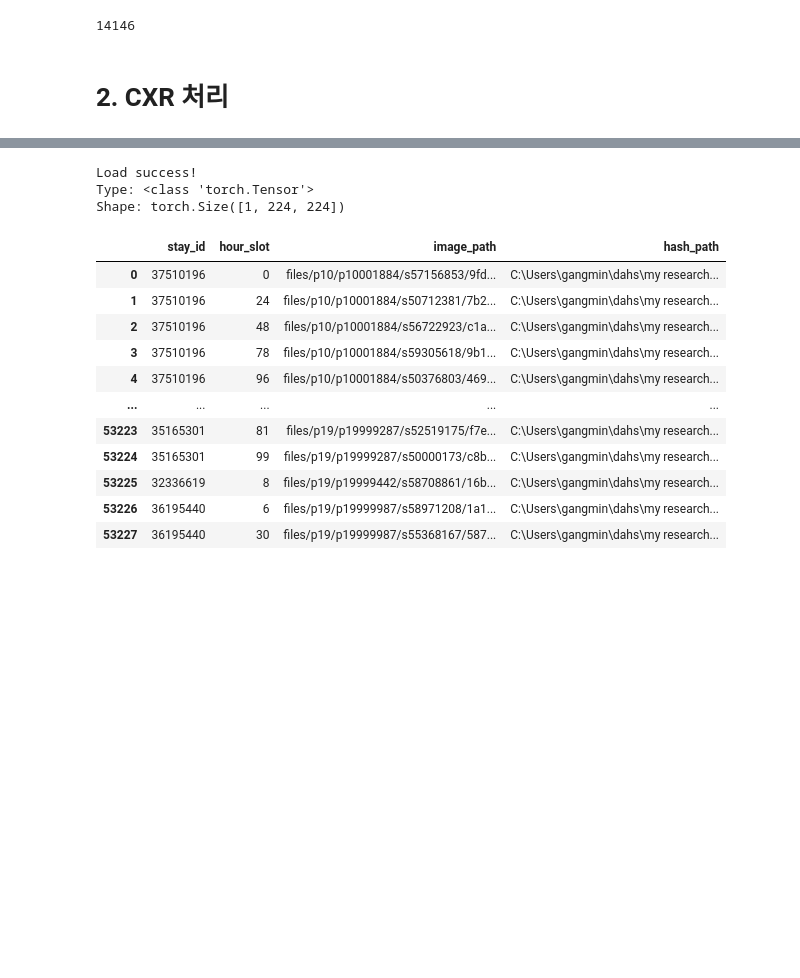
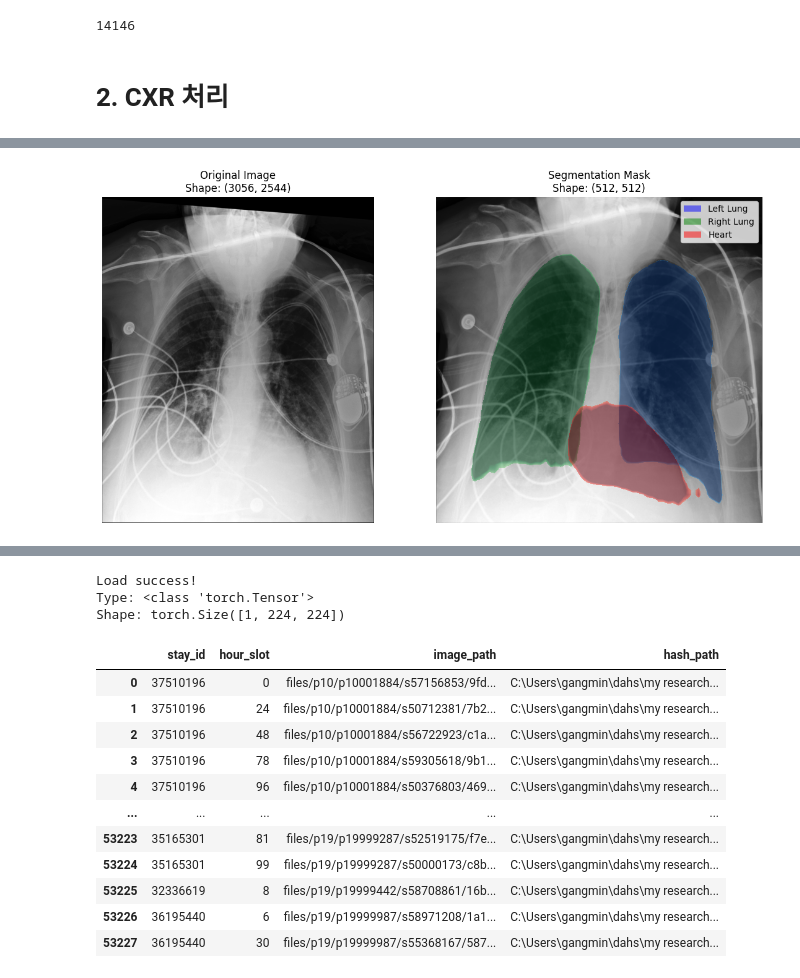
Before and after one commit to lastdancewithyou/multimodal_edema_prediction, a Jupyter notebook: preprocess/time_series_cxr_preprocess_20260316.ipynb, the cells around one changed output, grey strips where cells are left out. Saved outputs shown, nothing was run; the diff lists cells and outputs as text; code cells hidden in the pictures; blank space fills up the shorter version.

```diff
--- a/preprocess/time_series_cxr_preprocess_20260316.ipynb
+++ b/preprocess/time_series_cxr_preprocess_20260316.ipynb
@@ -2120,0 +2816,83 @@ from pathlib import PureWindowsPath
+# %%
+# --- 모델 로드 ---
+seg_model = xrv.baseline_models.chestx_det.PSPNet().to(device)
+seg_model.eval()
+
+anchor = 3000 # 어디서부터 볼래?
+num_images_to_process = 1 # 몇 개 볼래?
+
+for i, img_path in enumerate(all_image_paths[anchor:anchor + num_images_to_process]):
+    img = skimage.io.imread(img_path)
+    img = xrv.datasets.normalize(img, 255) # 픽셀값 정규화
+
+    if len(img.shape) > 2:
+        img = img[:, :, 0] # 컬러(RGB)일 경우 첫 번째 채널(Gray)만 추출
+    if len(img.shape) < 2:
+        print("error, dimension lower than 2 for image")
+
+    img = img[None, :, :] # [1, H, W]
+
+    img_transformed = seg_transform(img)
+
+    img_tensor = torch.from_numpy(img_transformed).unsqueeze(0).to(device) # [1, 1, H, W]
+
+    # --- 추론 ---
+    with torch.no_grad():
+        outputs = seg_model(img_tensor) # [1, 14, 512, 512]
+        masks = outputs[0].cpu().numpy()
+
+    # 타겟 인덱스 추출 (4: Left Lung, 5: Right Lung, 8: Heart)
+    left_lung_mask = masks[4]
+    right_lung_mask = masks[5]
+    heart_mask = masks[8]
+
+    print(f"이미지: {img_path}")
+    study_id = img_path.split("/")[-2][1:]
+
+    # 기존 라벨 확인 (생략 없이 그대로 유지)
+    subject_df = label_csv[label_csv['study_id'] == int(study_id)]
+    for index, row in subject_df.iterrows():
+        positive_labels = row[row == 1.0]
+        if not positive_labels.empty:
+            print(f"--- Study ID: {row['study_id']} ---")
+            print("값이 1.0인 컬럼들:")
+            print(positive_labels.index.tolist())
+        else:
+            print(f"--- Study ID: {row['study_id']} ---")
+            print("값이 1.0인 컬럼이 없습니다.")
+        print("-" * 30)
+
+    # --- 시각화 ---
+    plt.figure(figsize=(12, 6))
+
+    # 1. 원본 이미지
+    plt.subplot(1, 2, 1)
+    orig_img = skimage.io.imread(img_path)
+    plt.imshow(orig_img, cmap='gray')
+    plt.title(f"Original Image\nShape: {orig_img.shape}")
+    plt.axis('off')
+
+    # 2. 세그멘테이션 마스크 오버레이 (512x512 기준)
+    plt.subplot(1, 2, 2)
+    # 배경 이미지도 512x512로 리사이즈된 텐서에서 가져옵니다
+    bg_img_512 = img_tensor[0, 0].cpu().numpy()
+    plt.imshow(bg_img_512, cmap='gray')
+
+    threshold = 0.5
+    # 마스크 오버레이 (투명도 alpha 적용)
+    plt.imshow(np.ma.masked_where(left_lung_mask < threshold, left_lung_mask), cmap='Blues', alpha=0.5, vmin=0, vmax=1)
+    plt.imshow(np.ma.masked_where(right_lung_mask < threshold, right_lung_mask), cmap='Greens', alpha=0.5, vmin=0, vmax=1)
+    plt.imshow(np.ma.masked_where(heart_mask < threshold, heart_mask), cmap='Reds', alpha=0.5, vmin=0, vmax=1)
+
+    legend_elements = [
+        Patch(facecolor='blue', alpha=0.5, label='Left Lung'),
+        Patch(facecolor='green', alpha=0.5, label='Right Lung'),
+        Patch(facecolor='red', alpha=0.5, label='Heart')
+    ]
+    plt.legend(handles=legend_elements, loc='upper right')
+    plt.title(f'Segmentation Mask\nShape: {bg_img_512.shape}')
+    plt.axis('off')
+
+    plt.tight_layout()
+    plt.show()
+# %% [output]
@@ -2120,0 +2904 @@ from pathlib import PureWindowsPath
+[figure, added]
```
Also changed, not shown: parts of 44 cells of this notebook, 6 other files.
